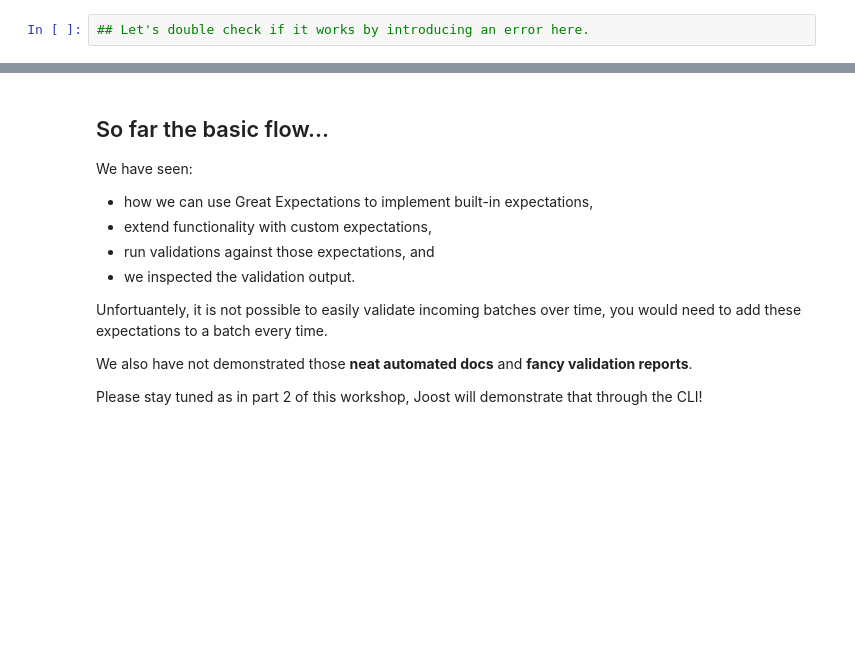
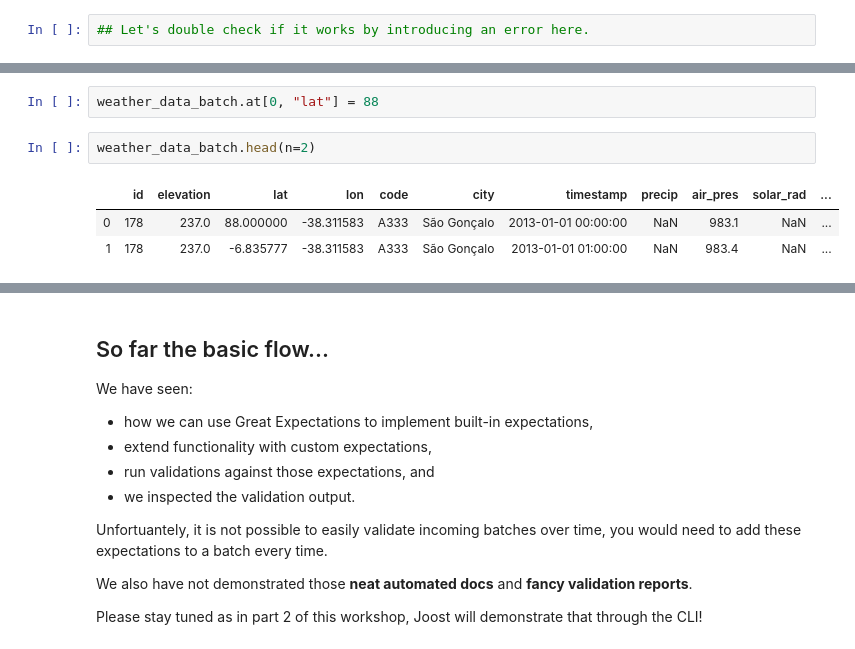
Before and after one commit to heineken-advanced-analytics/great-expectations-workshop-pydata, a Jupyter notebook: workshop-pydata-part1.ipynb, the cells around one changed output, grey strips where cells are left out. Drawn from its saved outputs; the diff is of its cells as text; blank space fills up the shorter version.

```diff
--- a/workshop-pydata-part1.ipynb
+++ b/workshop-pydata-part1.ipynb
@@ -262,0 +314,8 @@ Pipeline continues.
+# %%
+weather_data_batch.at[0, "lat"] = 88
+# %%
+weather_data_batch.head(n=2)
+# %% [output]
+|  | id | elevation | lat | lon | code | city | timestamp | precip | air_pres | solar_rad | ... |
+| 0 | 178 | 237.0 | 88.000000 | -38.311583 | A333 | São Gonçalo | 2013-01-01 00:00:00 | NaN | 983.1 | NaN | ... |
+| 1 | 178 | 237.0 | -6.835777 | -38.311583 | A333 | São Gonçalo | 2013-01-01 01:00:00 | NaN | 983.4 | NaN | ... |
```
Also changed, not shown: parts of 14 cells of this notebook.
